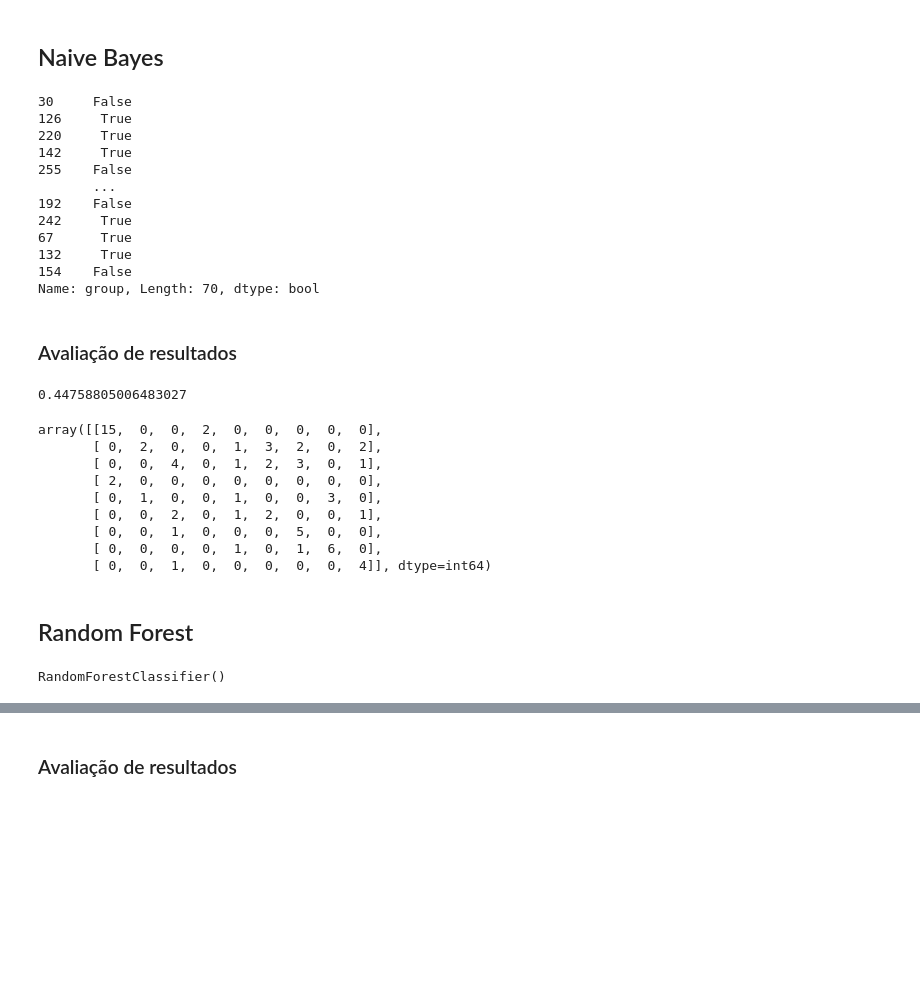
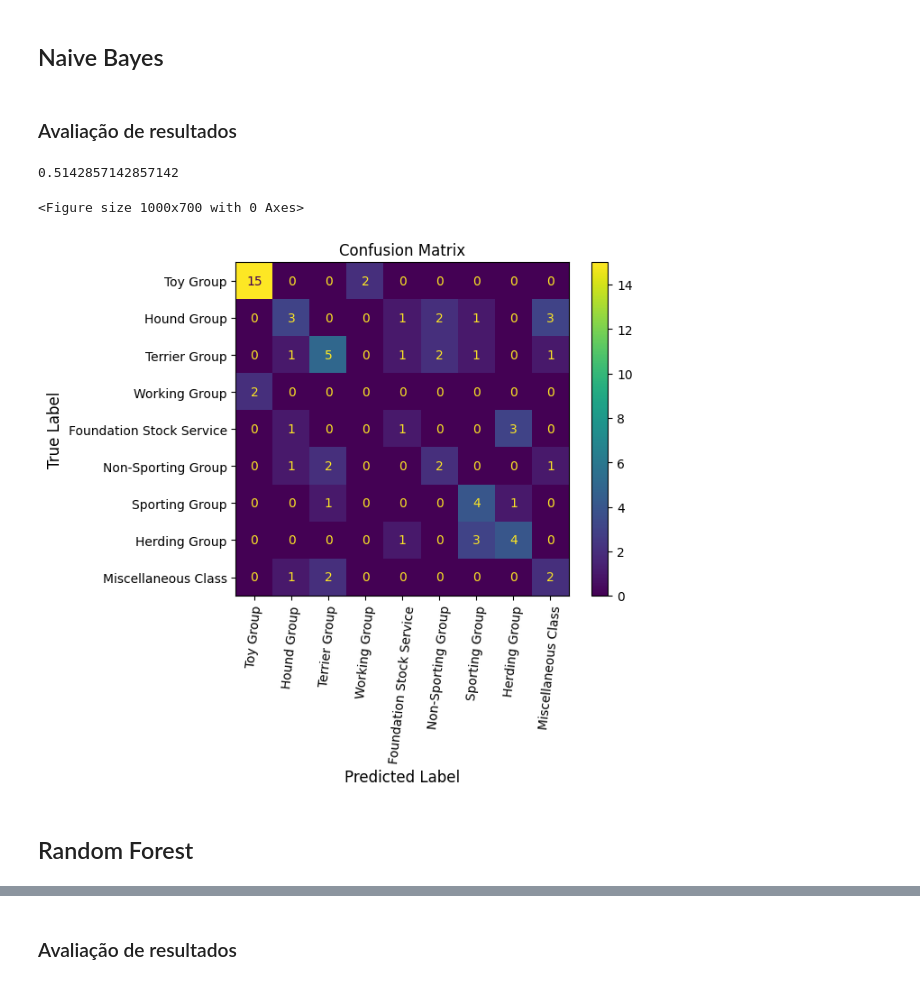
Before and after one commit to felipeduartea/projeto-ia, a Jupyter notebook: Trabalho_IA.ipynb, the cells around one changed output, grey strips where cells are left out. Cells and saved outputs as stored; diff of their text form; code cells hidden in the pictures; blank space fills up the shorter version.

```diff
--- a/Trabalho_IA.ipynb
+++ b/Trabalho_IA.ipynb
@@ -103,3 +170,6 @@ sns.heatmap(correlacao, annot=True)
+# %%
+#como a coluna de avarage_height e average_weight são muito correlacionadas, vou dropar uma delas
+df.drop(columns=['average_weight'], inplace=True)
 # %% [markdown]
 # Supervisionado
 # %% [markdown]
@@ -123,0 +183,7 @@ Name: group, dtype: object
+# %%
+#Fazendo um oversampling para balancear as classes
+from imblearn.over_sampling import SMOTE
+
+smote = SMOTE(random_state=42)
+
+X_resampled, y_resampled = smote.fit_resample(X_train, y_train)
@@ -125,56 +235,38 @@ Name: group, dtype: object
 ## Naive Bayes
 # %%
 from sklearn.naive_bayes import GaussianNB
-# Build a Gaussian Classifier
+from sklearn.metrics import accuracy_score, confusion_matrix, precision_score, recall_score, ConfusionMatrixDisplay
+
 model = GaussianNB()
 
-# Model training
-model.fit(X_train, y_train)
-
-# Predict Output
+model.fit(X_resampled, y_resampled)
 predicted = model.predict(X_test)
-# %%
-predicted == y_test
-# %% [output]
-30     False
-126     True
-220     True
-142     True
-255    False
-       ...
-192    False
-242     True
-67      True
-132     True
-154    False
-Name: group, Length: 70, dtype: bool
 # %% [markdown]
 ### Avaliação de resultados
 # %%
 from sklearn.metrics import f1_score
-f1_score(y_test, predicted, average="macro")
+f1_score(y_test, predicted, average="micro")
 # %% [output]
-0.44758805006483027
+0.5142857142857142
-# %%
-from sklearn.metrics import confusion_matrix
-confusion_matrix(y_test, predicted)
-# %% [output]
-array([[15,  0,  0,  2,  0,  0,  0,  0,  0],
-       [ 0,  2,  0,  0,  1,  3,  2,  0,  2],
-       [ 0,  0,  4,  0,  1,  2,  3,  0,  1],
-       [ 2,  0,  0,  0,  0,  0,  0,  0,  0],
-       [ 0,  1,  0,  0,  1,  0,  0,  3,  0],
-       [ 0,  0,  2,  0,  1,  2,  0,  0,  1],
-       [ 0,  0,  1,  0,  0,  0,  5,  0,  0],
-       [ 0,  0,  0,  0,  1,  0,  1,  6,  0],
-       [ 0,  0,  1,  0,  0,  0,  0,  0,  4]], dtype=int64)
+# %%
+value = df['group'].unique()
+# %%
+y_pred = model.predict(X_test)
+cm = confusion_matrix(y_test, y_pred)
+
+plt.figure(figsize=(10, 7))
+
+cmd = ConfusionMatrixDisplay(confusion_matrix=cm, display_labels=value)
+
+cmd.plot()
+
+plt.title('Confusion Matrix')
+plt.xlabel('Predicted Label', fontsize=12)
+plt.ylabel('True Label', fontsize=12)
+plt.xticks(rotation=84)
+plt.show()
+# %% [output]
+<Figure size 1000x700 with 0 Axes>
+[figure, added]
 # %% [markdown]
 ## Random Forest
-# %%
-from sklearn.ensemble import RandomForestClassifier
-from sklearn.metrics import accuracy_score, confusion_matrix, precision_score, recall_score, ConfusionMatrixDisplay
-
-rf = RandomForestClassifier()
-rf.fit(X_train, y_train)
-# %% [output]
-RandomForestClassifier()
```
Also changed, not shown: parts of 54 cells of this notebook, 2 other files.
